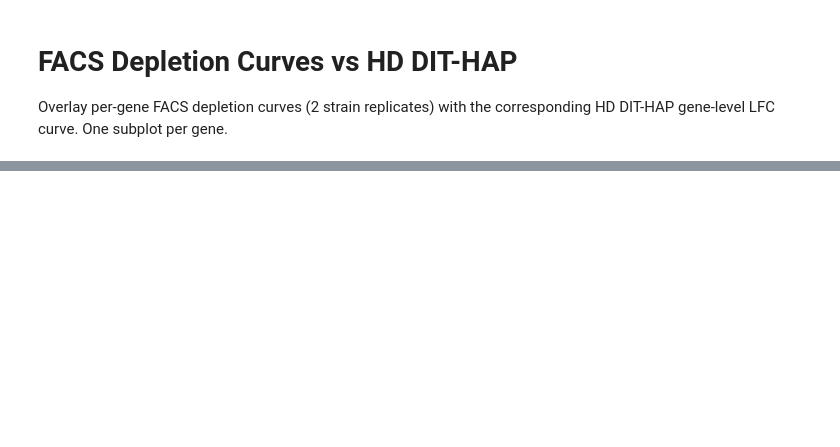
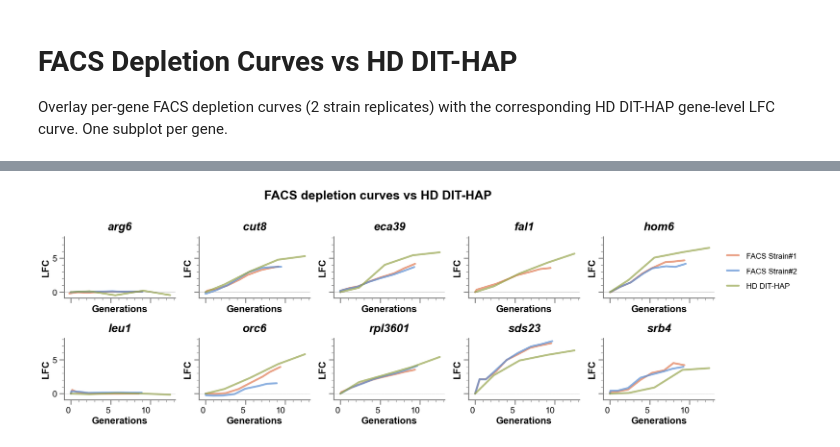
Before and after one commit to DIT-HAP/DIT_HAP_analysis, a Jupyter notebook: notebooks/validation/facs_vs_dit_hap.ipynb, the cells around one changed output, grey strips where cells are left out. Saved outputs shown, nothing was run; the diff lists cells and outputs as text; code cells hidden in the pictures; blank space fills up the shorter version.

```diff
--- a/notebooks/validation/facs_vs_dit_hap.ipynb
+++ b/notebooks/validation/facs_vs_dit_hap.ipynb
@@ -41,11 +44,11 @@ genes = sorted(facs_df["Name"].unique().tolist())
 n_cols = 5
 n_rows = int(np.ceil(len(genes) / n_cols))
 
-fig, axes = plt.subplots(n_rows, n_cols, figsize=(4 * n_cols, 3.5 * n_rows), sharey=False)
+fig, axes = plt.subplots(n_rows, n_cols, figsize=(4 * n_cols, 3.5 * n_rows), sharey=True, sharex=True)
 axes = axes.flatten()
 
 FACS_COLORS = ["#e07b54", "#5b8fd4"]
-HD_COLOR = "black"
+HD_COLOR = "#98a64e"
 
 for idx, gene in enumerate(genes):
     ax = axes[idx]
@@ -53,42 +56,53 @@ for idx, gene in enumerate(genes):
     # --- FACS curves ---
     gene_facs = facs_df[facs_df["Name"] == gene]
     for color, (alias, strain_df) in zip(FACS_COLORS, gene_facs.groupby("Strain_alias", sort=True)):
         ax.plot(
             strain_df["Generations"],
             strain_df["LFC"],
             color=color,
-            linestyle="--",
-            marker="o",
-            markersize=4,
-            linewidth=1.5,
             label=f"FACS {alias}",
+            alpha=0.7,
         )
 
     # --- HD DIT-HAP curve ---
     gene_hd = hd_lfc_df[hd_lfc_df["Name"] == gene]
     if not gene_hd.empty:
         hd_lfc_values = gene_hd[HD_LFC_COLS].values.flatten().tolist()
         ax.plot(
             HD_GENERATIONS,
             hd_lfc_values,
             color=HD_COLOR,
-            linestyle="-",
-            marker="s",
-            markersize=4,
-            linewidth=1.5,
             label="HD DIT-HAP",
+            alpha=0.7,
         )
 
     ax.axhline(0, color="gray", linewidth=0.6, linestyle=":")
-    ax.set_title(gene, fontsize=11, fontweight="bold")
+    ax.set_title(gene, fontweight="bold", fontstyle="italic")
     ax.set_xlabel("Generations")
     ax.set_ylabel("LFC")
-    ax.legend(fontsize=7, frameon=False)
+    # Remove per-subplot legend: ax.legend(frameon=False)
 
 for j in range(idx + 1, len(axes)):
     fig.delaxes(axes[j])
 
-fig.suptitle("FACS depletion curves vs HD DIT-HAP", fontsize=13, y=1.01)
-plt.tight_layout()
+# --- Shared legend on the right side ---
+strain_aliases = sorted(facs_df["Strain_alias"].unique())
+legend_handles = [
+    plt.Line2D([0], [0], color=FACS_COLORS[0], alpha=0.7),
+    plt.Line2D([0], [0], color=FACS_COLORS[1], alpha=0.7),
+    plt.Line2D([0], [0], color=HD_COLOR, alpha=0.7),
+]
+legend_labels = [f"FACS {a}" for a in strain_aliases] + ["HD DIT-HAP"]
+fig.legend(
+    legend_handles, legend_labels,
+    loc="upper left", bbox_to_anchor=(0.99, 0.8),
+    frameon=False,
+)
+
+fig.suptitle("FACS depletion curves vs HD DIT-HAP", y=1.01)
+plt.tight_layout()  # leave 15% width for legend on the right
 plt.savefig("notebooks/validation/facs_vs_dit_hap.pdf", bbox_inches="tight")
 plt.show()
+plt.close()
+# %% [output]
+[figure, added]
```
Also changed, not shown: parts of 1 cell of this notebook, 1 other file.
